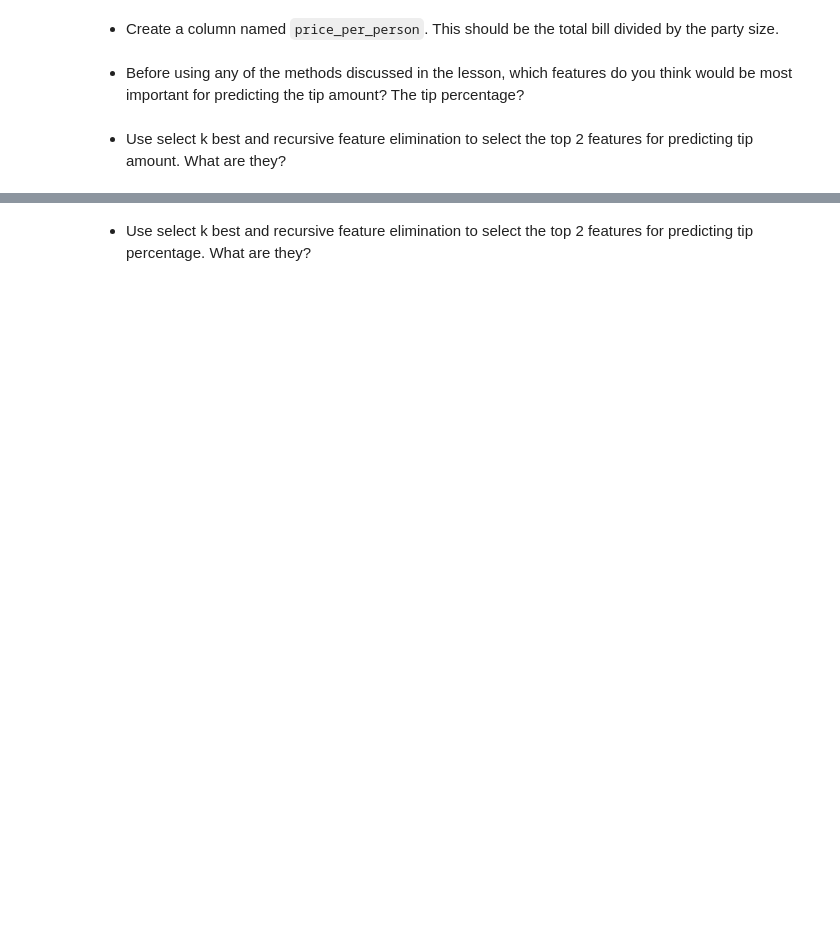
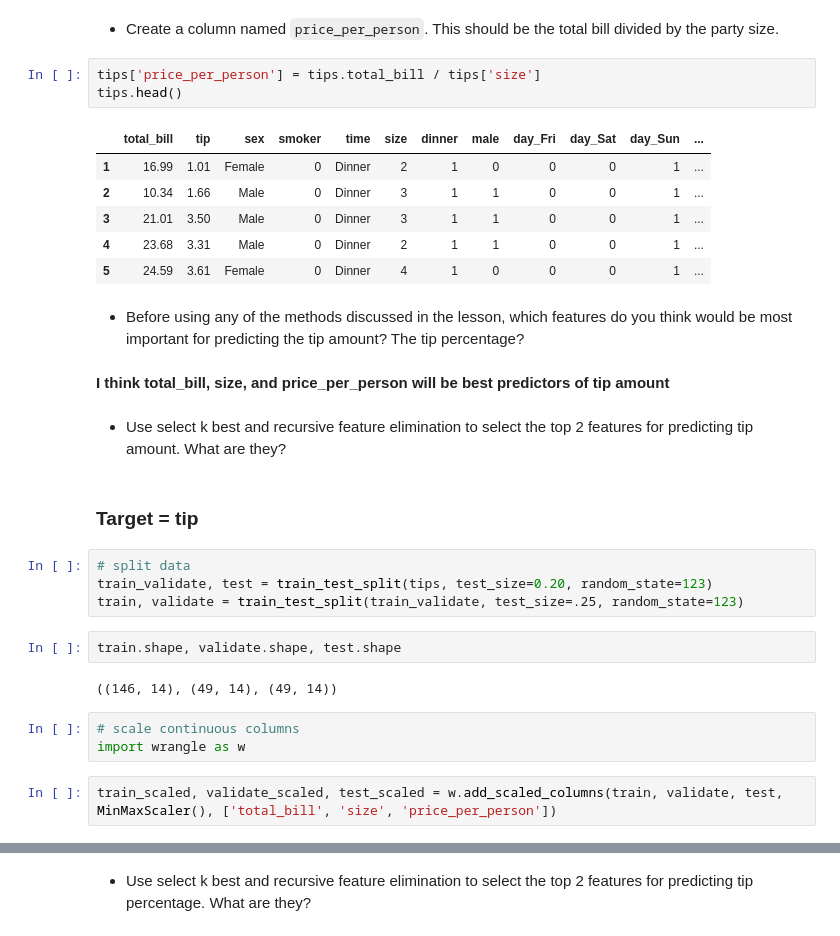
Before and after one commit to adam-talbot/regression-exercises, a Jupyter notebook: feature_engineering.ipynb, the cells around one changed output, grey strips where cells are left out. Saved outputs shown, nothing was run; the diff lists cells and outputs as text; blank space fills up the shorter version.

```diff
--- a/feature_engineering.ipynb
+++ b/feature_engineering.ipynb
@@ -48,6 +91,33 @@ Name: day, dtype: int64
 # %% [markdown]
 - Create a column named `price_per_person`. This should be the total bill divided by the party size.
+# %%
+tips['price_per_person'] = tips.total_bill / tips['size']
+tips.head()
+# %% [output]
+|  | total_bill | tip | sex | smoker | time | size | dinner | male | day_Fri | day_Sat | day_Sun | ... |
+| 1 | 16.99 | 1.01 | Female | 0 | Dinner | 2 | 1 | 0 | 0 | 0 | 1 | ... |
+| 2 | 10.34 | 1.66 | Male | 0 | Dinner | 3 | 1 | 1 | 0 | 0 | 1 | ... |
+| 3 | 21.01 | 3.50 | Male | 0 | Dinner | 3 | 1 | 1 | 0 | 0 | 1 | ... |
+| 4 | 23.68 | 3.31 | Male | 0 | Dinner | 2 | 1 | 1 | 0 | 0 | 1 | ... |
+| 5 | 24.59 | 3.61 | Female | 0 | Dinner | 4 | 1 | 0 | 0 | 0 | 1 | ... |
 # %% [markdown]
 - Before using any of the methods discussed in the lesson, which features do you think would be most important for predicting the tip amount? The tip percentage?
+# %% [markdown]
+**I think total_bill, size, and price_per_person will be best predictors of tip amount**
 # %% [markdown]
 - Use select k best and recursive feature elimination to select the top 2 features for predicting tip amount. What are they?
+# %% [markdown]
+### Target = tip
+# %%
+# split data
+train_validate, test = train_test_split(tips, test_size=0.20, random_state=123)
+train, validate = train_test_split(train_validate, test_size=.25, random_state=123)
+# %%
+train.shape, validate.shape, test.shape
+# %% [output]
+((146, 14), (49, 14), (49, 14))
+# %%
+# scale continuous columns
+import wrangle as w
+# %%
+train_scaled, validate_scaled, test_scaled = w.add_scaled_columns(train, validate, test, MinMaxScaler(), ['total_bill', 'size', 'price_per_person'])
```
Also changed, not shown: parts of 52 cells of this notebook.
